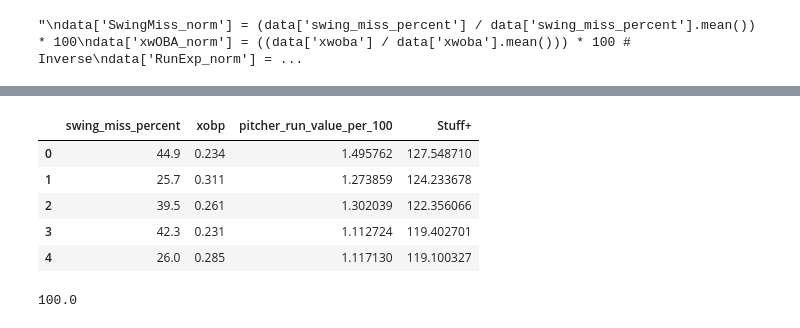
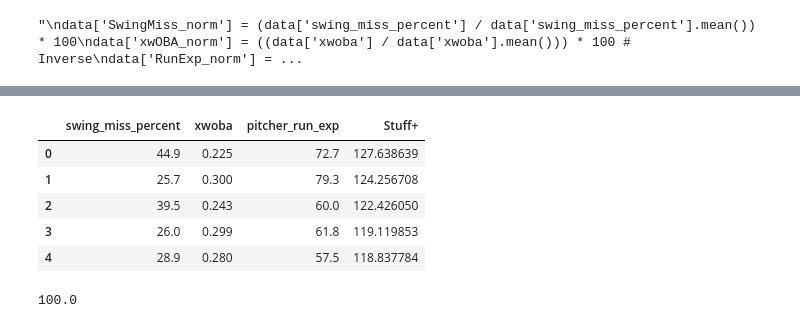
Before and after one commit to alex-rimerman/ARStuff, a Jupyter notebook: Stuff+.ipynb, the cells around one changed output, grey strips where cells are left out. Cells and saved outputs as stored; diff of their text form; code cells hidden in the pictures.

```diff
--- a/Stuff+.ipynb
+++ b/Stuff+.ipynb
@@ -175,34 +175,34 @@ print(data['pre_new_all_+'].mean())
 # %%
 std_dev_pre = data['pitcher_run_exp'].std()
 std_dev_xwoba = data['xwoba'].std()
 std_dev_swm = data['swing_miss_percent'].std()
 
 # try with standard dev
 data['SwingMiss_norm'] = ((data['swing_miss_percent'] - data['swing_miss_percent'].mean()) / std_dev_swm) * 10
 data['xwOBA_norm'] = (((data['xwoba'].mean() - data['xwoba'])) / std_dev_xwoba) * 10
 data['RunExp_norm'] = ((data['pitcher_run_exp'] - data['pitcher_run_exp'].mean()) / std_dev_pre) * 5
 
 # Assigning weights
 w1, w2, w3 = .2, .3, .5
 
 # Calculating Stuff+
 data['Stuff+'] = (
     w1 * data['SwingMiss_norm'] +
     w2 * data['xwOBA_norm'] +
     w3 * data['RunExp_norm']
 )
 
 data['Stuff+'] = (data['Stuff+'] + 100)
 
 # Display the first few rows of the Stuff+ calculation
-data[['swing_miss_percent', 'xobp', 'pitcher_run_value_per_100', 'Stuff+']].head()
+data[['swing_miss_percent', 'xwoba', 'pitcher_run_exp', 'Stuff+']].head()
 # %% [output]
-|  | swing_miss_percent | xobp | pitcher_run_value_per_100 | Stuff+ |
-| 0 | 44.9 | 0.234 | 1.495762 | 127.548710 |
-| 1 | 25.7 | 0.311 | 1.273859 | 124.233678 |
-| 2 | 39.5 | 0.261 | 1.302039 | 122.356066 |
-| 3 | 42.3 | 0.231 | 1.112724 | 119.402701 |
-| 4 | 26.0 | 0.285 | 1.117130 | 119.100327 |
+|  | swing_miss_percent | xwoba | pitcher_run_exp | Stuff+ |
+| 0 | 44.9 | 0.225 | 72.7 | 127.638639 |
+| 1 | 25.7 | 0.300 | 79.3 | 124.256708 |
+| 2 | 39.5 | 0.243 | 60.0 | 122.426050 |
+| 3 | 26.0 | 0.299 | 61.8 | 119.119853 |
+| 4 | 28.9 | 0.280 | 57.5 | 118.837784 |
 # %%
 features_sorted = data.sort_values(by='Stuff+', ascending=False)
 print(data['Stuff+'].mean())
```
Also changed, not shown: parts of 19 cells of this notebook.
